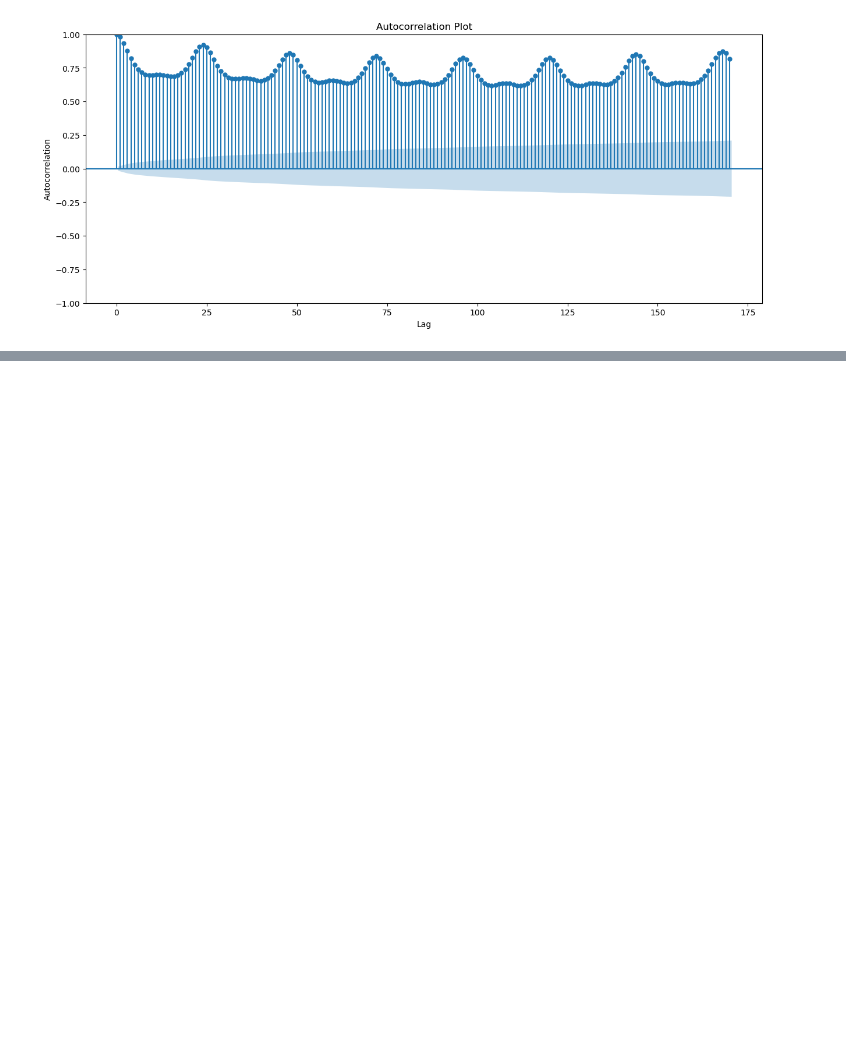
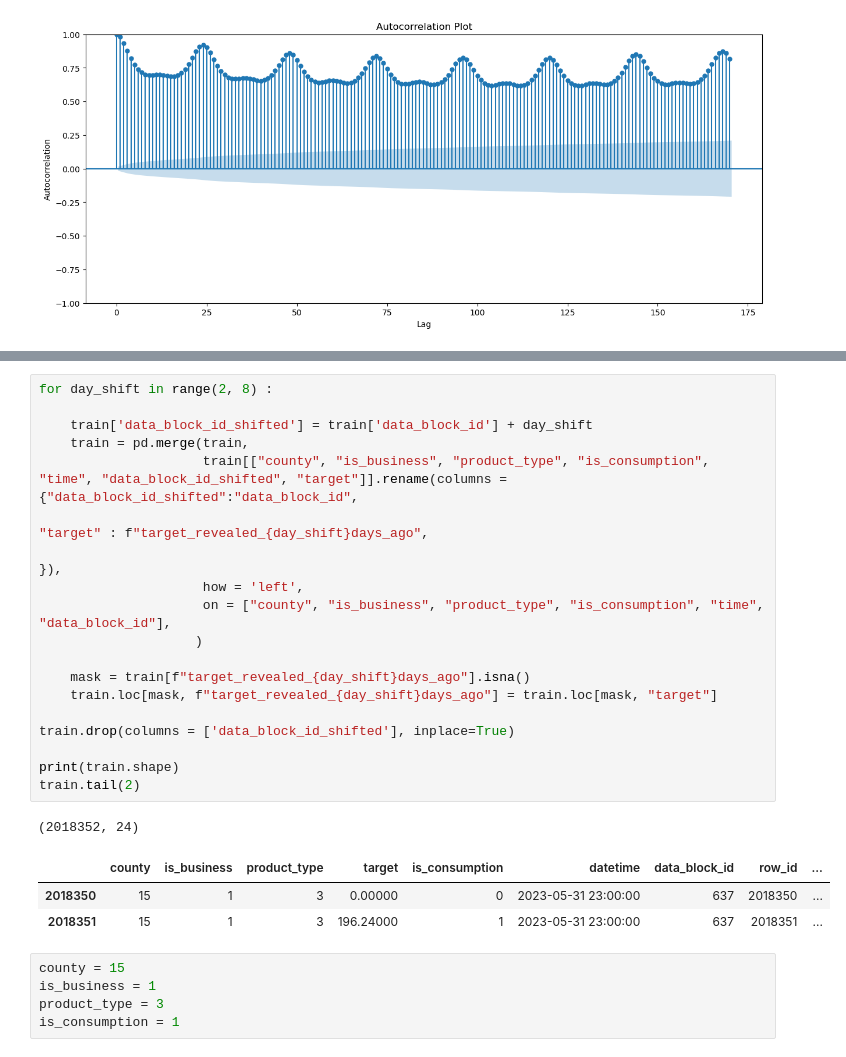
Before and after one commit to TheMerkh/Enefit---Predict-Energy-Behavior-of-Prosumers, a Jupyter notebook: Baseline.ipynb, the cells around one changed output, grey strips where cells are left out. Saved outputs shown, nothing was run; the diff lists cells and outputs as text; blank space fills up the shorter version.

```diff
--- a/Baseline.ipynb
+++ b/Baseline.ipynb
@@ -218,0 +265,29 @@ plt.show()
+# %%
+for day_shift in range(2, 8) :
+
+    train['data_block_id_shifted'] = train['data_block_id'] + day_shift
+    train = pd.merge(train,
+                     train[["county", "is_business", "product_type", "is_consumption", "time", "data_block_id_shifted", "target"]].rename(columns = {"data_block_id_shifted":"data_block_id",
+                                                                                                                                                     "target" : f"target_revealed_{day_shift}days_ago",
+                                                                                                                                                    }),
+                     how = 'left',
+                     on = ["county", "is_business", "product_type", "is_consumption", "time", "data_block_id"],
+                    )
+
+    mask = train[f"target_revealed_{day_shift}days_ago"].isna()
+    train.loc[mask, f"target_revealed_{day_shift}days_ago"] = train.loc[mask, "target"]
+
+train.drop(columns = ['data_block_id_shifted'], inplace=True)
+
+print(train.shape)
+train.tail(2)
+# %% [output]
+(2018352, 24)
+|  | county | is_business | product_type | target | is_consumption | datetime | data_block_id | row_id | ... |
+| 2018350 | 15 | 1 | 3 | 0.00000 | 0 | 2023-05-31 23:00:00 | 637 | 2018350 | ... |
+| 2018351 | 15 | 1 | 3 | 196.24000 | 1 | 2023-05-31 23:00:00 | 637 | 2018351 | ... |
+# %%
+county = 15
+is_business = 1
+product_type = 3
+is_consumption = 1
```
Also changed, not shown: parts of 3 cells of this notebook.
